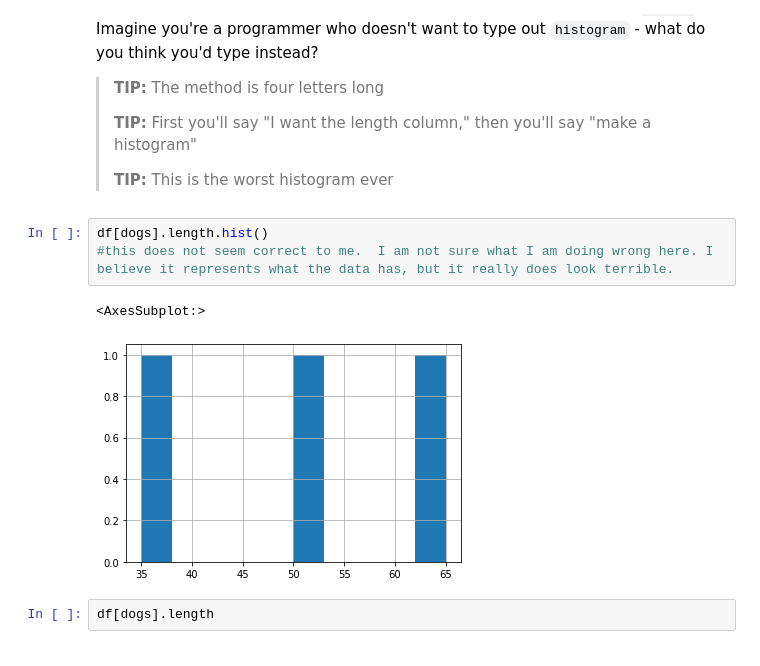
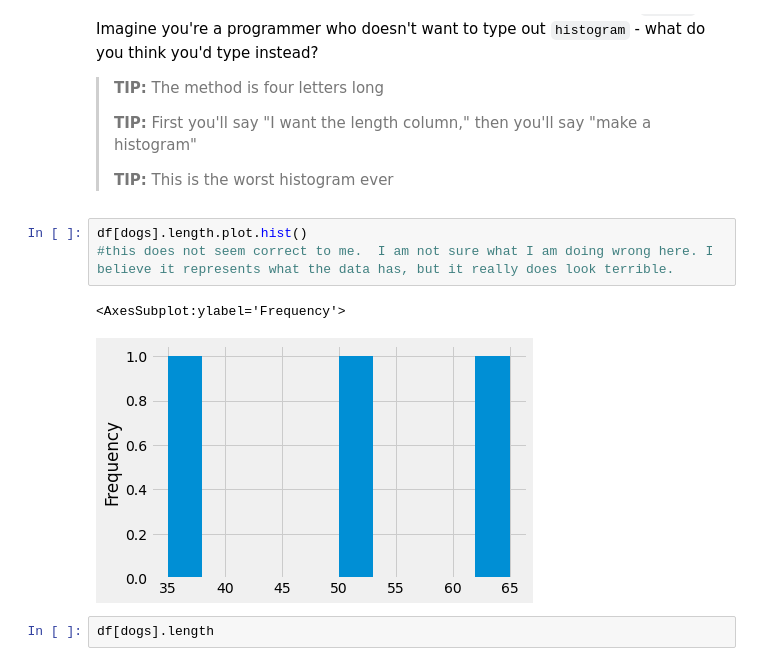
Before and after one commit to EMendy/Homework-5-animals, a Jupyter notebook: 01-Animals_Mendenhall.ipynb, the cells around one changed output. Drawn from its saved outputs; the diff is of its cells as text.

```diff
--- a/01-Animals_Mendenhall.ipynb
+++ b/01-Animals_Mendenhall.ipynb
@@ -202,11 +193,11 @@ We didn't talk about how to make a histogram in class! It **does not** use `plot
 >
 > **TIP:** This is the worst histogram ever
 # %%
-df[dogs].length.hist()
+df[dogs].length.plot.hist()
 #this does not seem correct to me.  I am not sure what I am doing wrong here. I believe it represents what the data has, but it really does look terrible.
 # %% [output]
-<AxesSubplot:>
+<AxesSubplot:ylabel='Frequency'>
-[figure, old version]
+[figure, new version]
 # %%
 df[dogs].length
 # %% [output]
```
Also changed, not shown: parts of 8 cells of this notebook, 1 other file.
